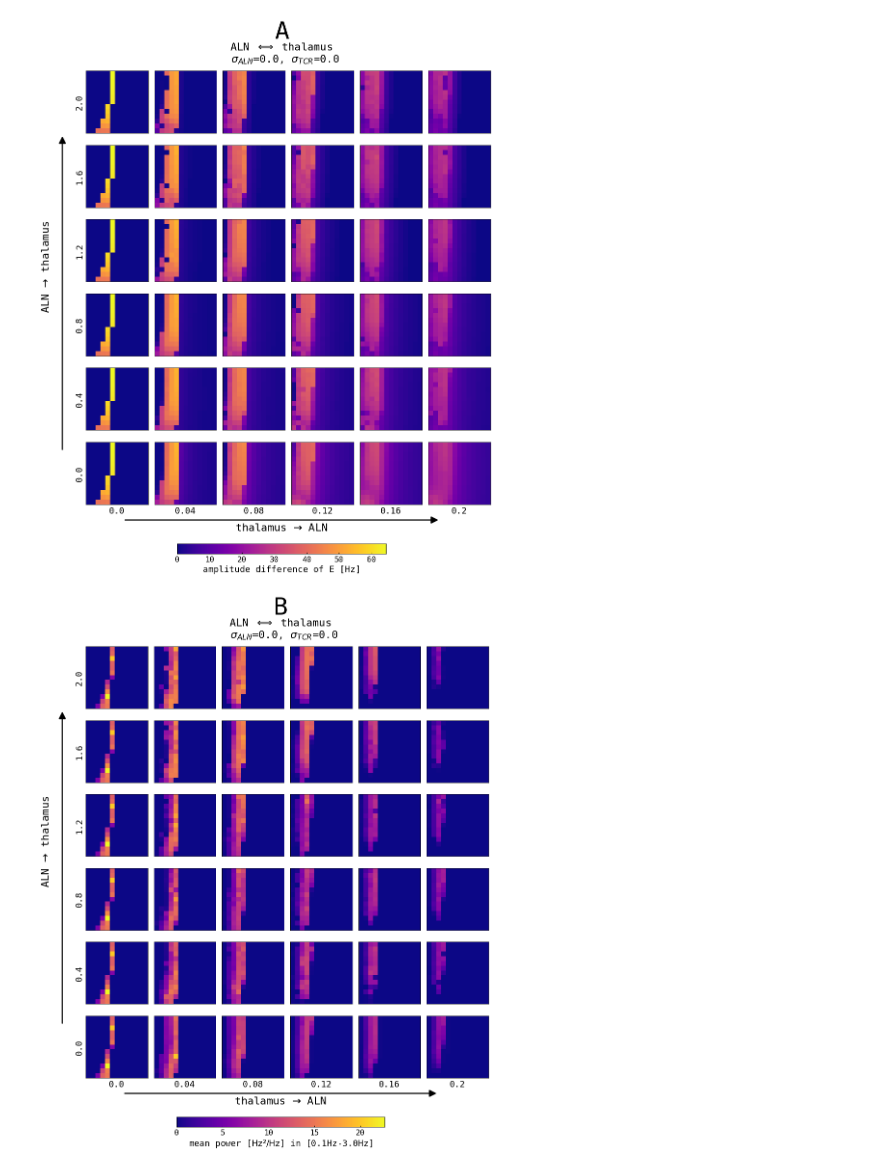
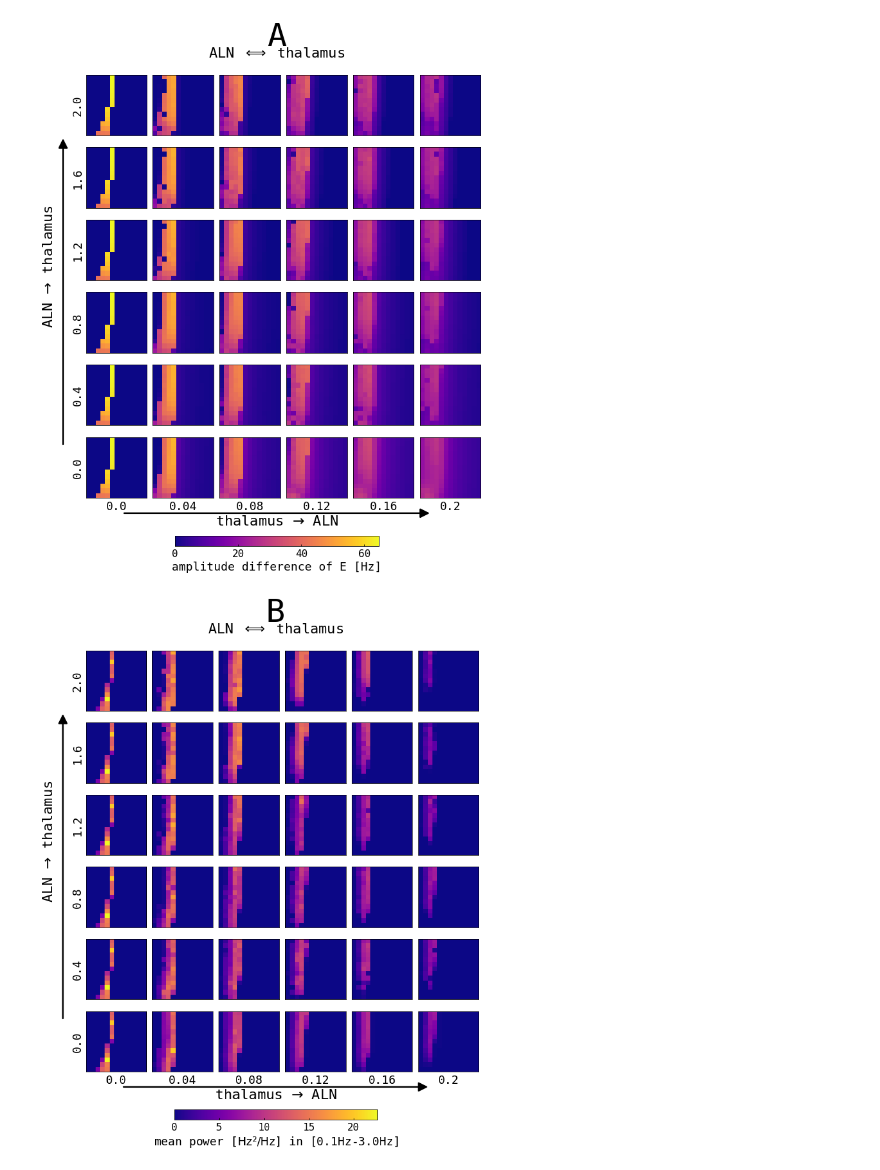
Before and after one commit to jajcayn/thalamocortical_model_study, a Jupyter notebook: fig8 - aln_bif_in_loop.ipynb, the cells around one changed output. Cells and saved outputs as stored; diff of their text form; code cells hidden in the pictures.

```diff
--- a/fig8 - aln_bif_in_loop.ipynb
+++ b/fig8 - aln_bif_in_loop.ipynb
@@ -43,7 +43,7 @@ def plot_imshow(
         len(array[xdim]),
         sharex=True,
         sharey=True,
-        figsize=(15, 15),
+        figsize=(11, 11),
     )
     vmin = array.min().values
     vmax = array.max().values
@@ -177,7 +177,7 @@ def plot_reference(array, noise=0, contour=None, log_cols=False):
 
     array = array.sel(sels)
 
-    plt.figure(figsize=(10, 4.5))
+    plt.figure(figsize=(7.5, 3.3))
     vmin = array.min().values
     vmax = array.max().values
     extent = [
@@ -248,7 +248,10 @@ def plot_reference(array, noise=0, contour=None, log_cols=False):
         axins, ec=axins_col, alpha=1.0, fc="none", linewidth=2.0
     )
 # %%
-subsample_conns = {"AdEx-thalamus": slice(None, None, 2), "thalamus-AdEx": slice(None, None, 2)}
+subsample_conns = {
+    "AdEx-thalamus": slice(None, None, 2),
+    "thalamus-AdEx": slice(None, None, 2),
+}
 
 aln_domfr = xr.open_dataarray(os.path.join(DATA, "adex_domfr.nc")).isel({"time": 0})
 aln_domfr = norm_ou_mu(aln_domfr)
@@ -272,37 +275,39 @@ for noise in params:
 
     sels = {
         "noise": noise,
         "ou_exc_mu": slice(0.4, None),
         "ou_inh_mu": slice(0.4, None),
     }
     plot_imshow(
         aln_ampdiff.sel(sels),
         contour_with=None,
         cbar_label="amplitude difference of E [Hz]",
-        title=f"ALN $\\Longleftrightarrow$ thalamus \n $\\sigma_{{ALN}}$={aln_n}, "
-        f"$\\sigma_{{TCR}}$={tcr_n}",
-        subplot_str="A"
+        # title=f"ALN $\\Longleftrightarrow$ thalamus \n $\\sigma_{{ALN}}$={aln_n}, "
+        # f"$\\sigma_{{TCR}}$={tcr_n}",
+        title=f"ALN $\\Longleftrightarrow$ thalamus",
+        subplot_str="A",
     )
     plt.savefig(
         f"../figs/aln_bif_loop_ampdiff_aln_sig{aln_n}_tcr_sig{tcr_n}.pdf",
         dpi=DPI,
         bbox_inches="tight",
         transparent=True,
     )
     for ii, freq in enumerate(aln_spectral["frequency"]):
         plot_imshow(
             aln_spectral.sel({**sels, "frequency": freq, "node": 0.0}),
             cbar_label=freq.values,
-            title=f"ALN $\\Longleftrightarrow$ thalamus \n $\\sigma_{{ALN}}$={aln_n}, "
-            f"$\\sigma_{{TCR}}$={tcr_n}",
+            # title=f"ALN $\\Longleftrightarrow$ thalamus \n $\\sigma_{{ALN}}$={aln_n}, "
+            # f"$\\sigma_{{TCR}}$={tcr_n}",
+            title=f"ALN $\\Longleftrightarrow$ thalamus",
             subplot_str=subplot_strs[ii],
         )
         plt.savefig(
             f"../figs/aln_bif_loop_{str(freq.values)[35:-1]}_mean_pow_aln_sig{aln_n}_tcr_sig{tcr_n}.pdf",
             dpi=DPI,
             bbox_inches="tight",
             transparent=True,
         )
 # %% [output]
-[figure, old version]
+[figure, new version]
-[figure, old version]
+[figure, new version]
```
Also changed, not shown: parts of 2 cells of this notebook, 7 other files.
